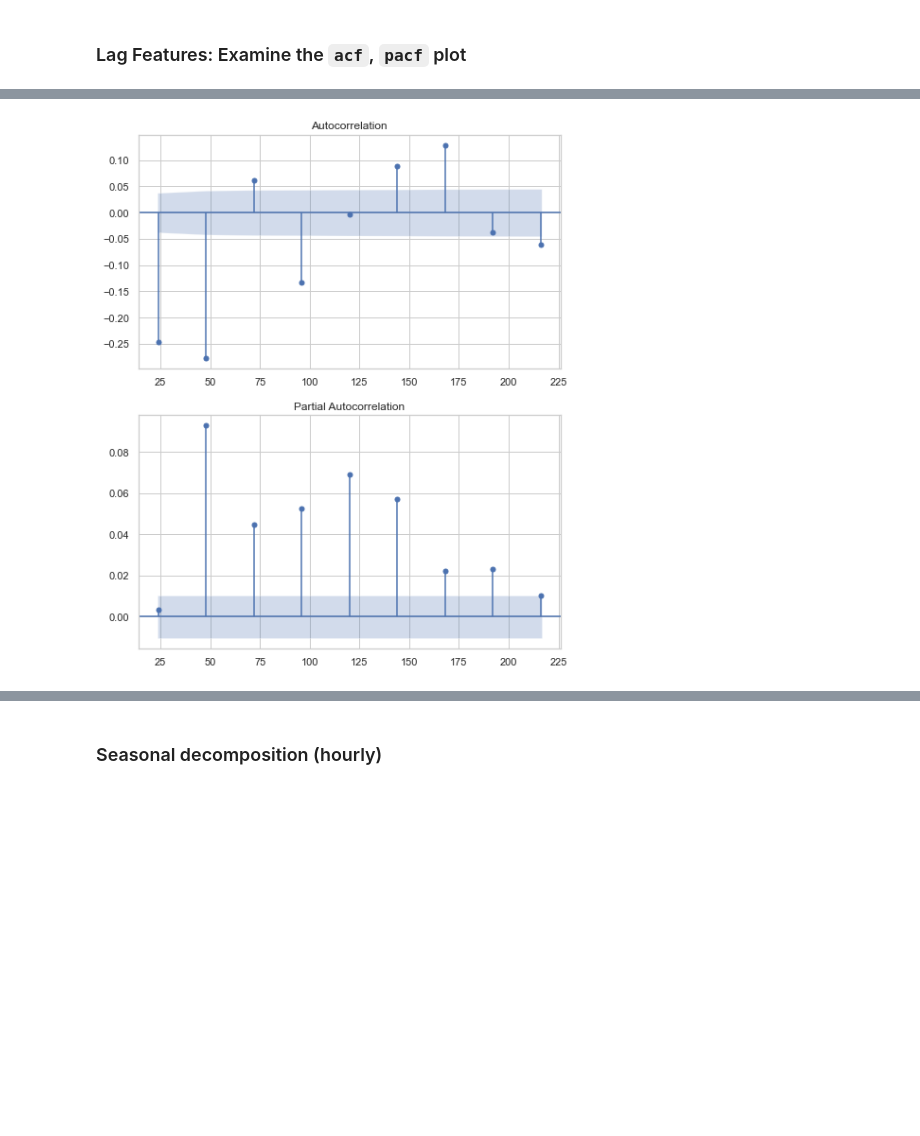
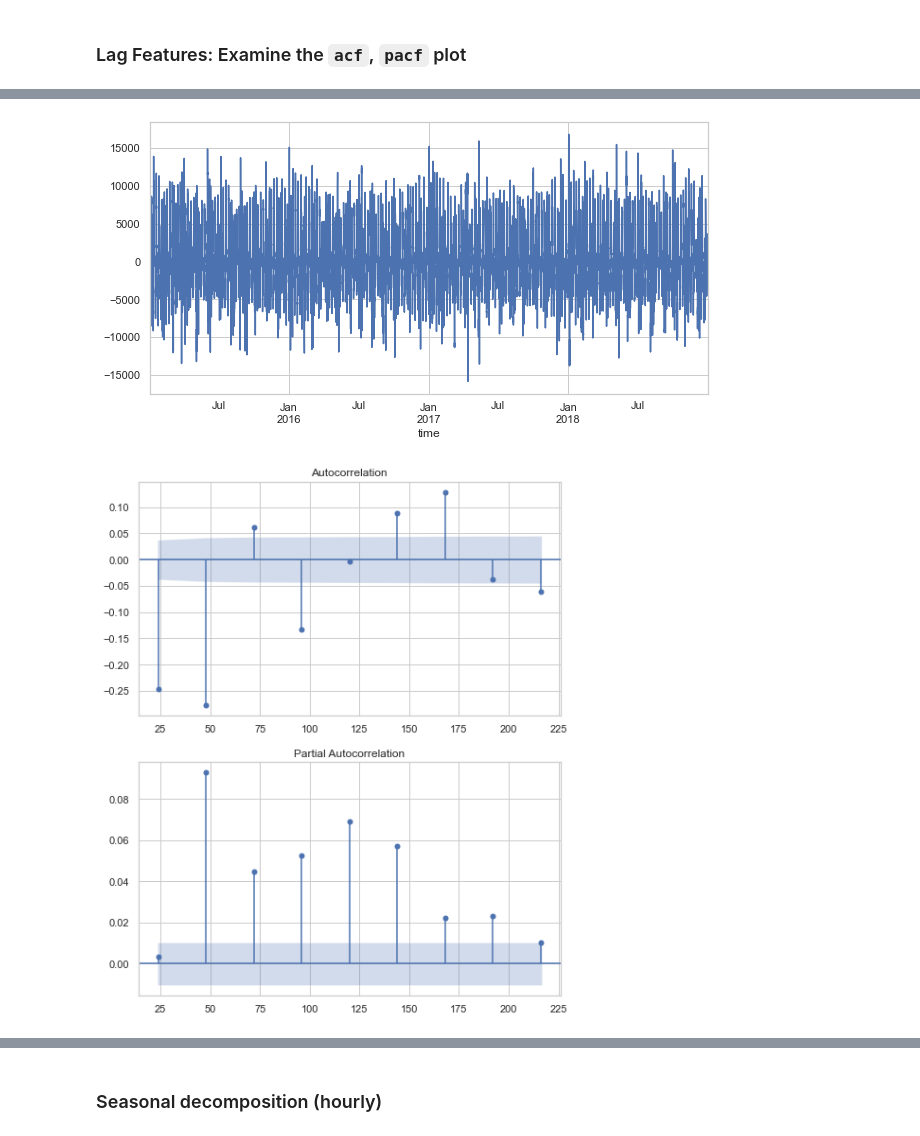
Before and after one commit to mendyhsu/Capstone, a Jupyter notebook: d_TimeSeriesModeling.ipynb, the cells around one changed output, grey strips where cells are left out. Saved outputs shown, nothing was run; the diff lists cells and outputs as text; code cells hidden in the pictures; blank space fills up the shorter version.

```diff
--- a/d_TimeSeriesModeling.ipynb
+++ b/d_TimeSeriesModeling.ipynb
@@ -137,11 +140,16 @@ plt.show()
 # %%
+# Examine the lags of differences between 24 hours
 input_data = df['total load actual'].diff(24).dropna() #df['total load actual']
 lags = np.arange(24, 240, 24)
+
+input_data.plot(figsize=(10,5))
+plt.show()
 
 fig, (ax1, ax2) = plt.subplots(2,1, figsize=(8,10))
 plot_acf(input_data, lags=lags, zero=False, ax=ax1)
 plot_pacf(input_data, lags=lags, zero=False, ax=ax2)
 plt.show()
 # %% [output]
-[figure, old version]
+[figure, new version]
+[figure, added]
 # %%
```
Also changed, not shown: parts of 33 cells of this notebook, 4 other files.
